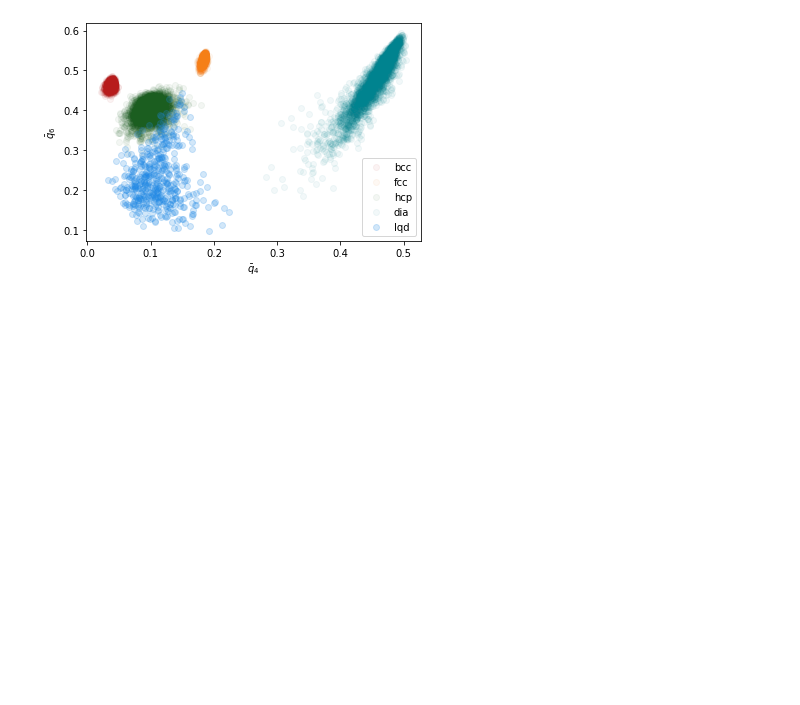
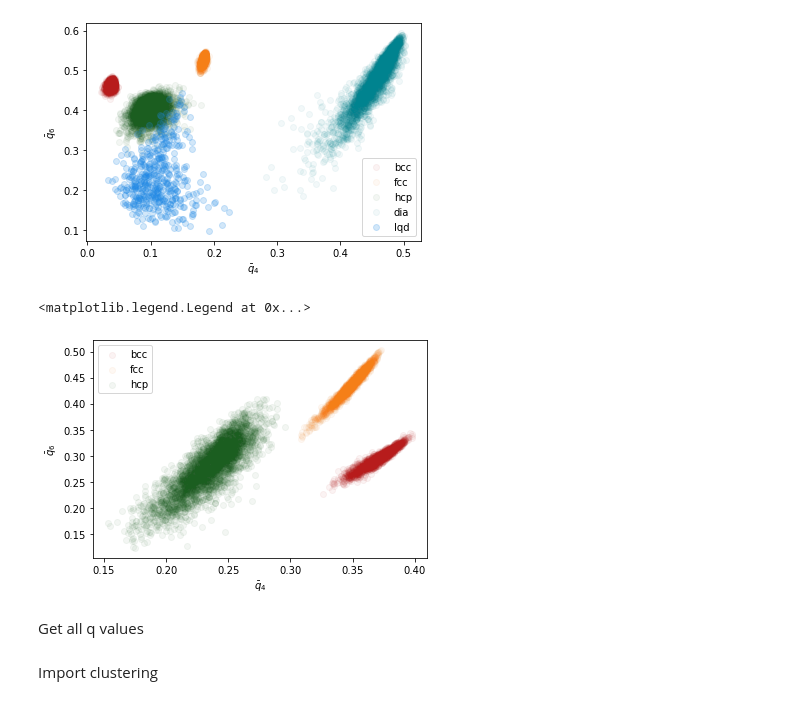
Before and after one commit to pyiron/ADIS-workshop-2020, a Jupyter notebook: notebooks/structural_distinction.ipynb, the cells around one changed output. Drawn from its saved outputs; the diff is of its cells as text; code cells hidden in the pictures; blank space fills up the shorter version.

```diff
--- a/notebooks/structural_distinction.ipynb
+++ b/notebooks/structural_distinction.ipynb
@@ -260,3 +260,24 @@ plt.legend()
 # %% [output]
 <matplotlib.legend.Legend at 0x...>
 [figure]
+# %%
+fccq1, _ = get_steinhardt_parameter_job(pr.load("Cu_400_0"), q=(8), clustering=False)
+fccq2, _ = get_steinhardt_parameter_job(pr.load("Cu_720_0"), clustering=False)
+# %%
+bccq, _ = get_steinhardt_parameter_job(pr.load("Fe_1350_0"), q=(8, 12), cutoff=3.3, averaged=True, clustering=False)
+fccq, _ = get_steinhardt_parameter_job(pr.load("Cu_720_0"), q=(8, 12),averaged=True, clustering=False)
+hcpq, _ = get_steinhardt_parameter_job(pr.load("Mg_1000_0"), q=(8, 12),averaged=True, clustering=False)
+# %%
+plt.scatter(bccq[0], bccq[1], alpha=0.05, label="bcc", color="#B71C1C")
+plt.scatter(fccq[0], fccq[1], alpha=0.05, label="fcc", color="#F57F17")
+plt.scatter(hcpq[0], hcpq[1], alpha=0.05, label="hcp", color="#1B5E20")
+#plt.scatter(diaq[0], diaq[1], alpha=0.05, label="dia", color="#00838F")
+#plt.scatter(lqdq[0], lqdq[1], alpha=0.20, label="lqd", color="#1E88E5")
+plt.xlabel(r"$\bar{q}_4$")
+plt.ylabel(r"$\bar{q}_6$")
+plt.legend()
+# %% [output]
+<matplotlib.legend.Legend at 0x...>
+[figure, added]
+# %% [markdown]
+Get all q values
@@ -262,0 +288,2 @@ plt.legend()
+# %% [markdown]
+Import clustering
```
Also changed, not shown: parts of 13 cells of this notebook.
